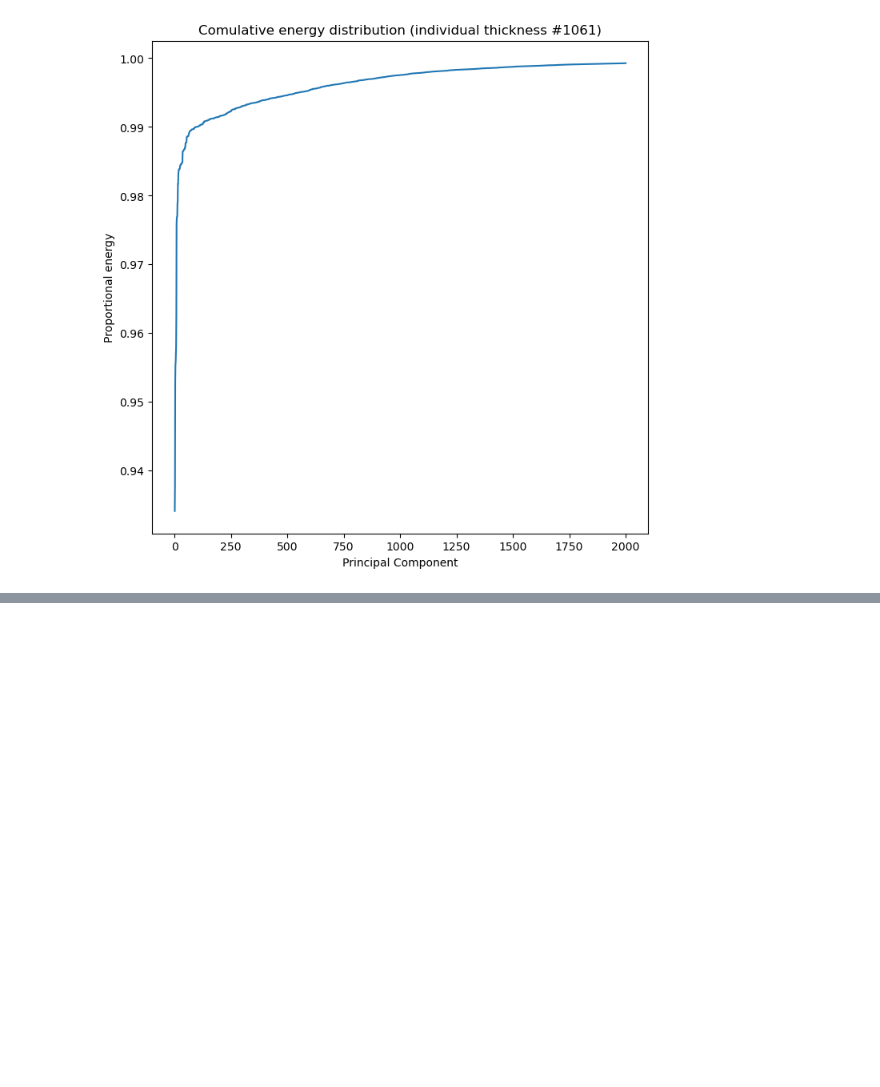
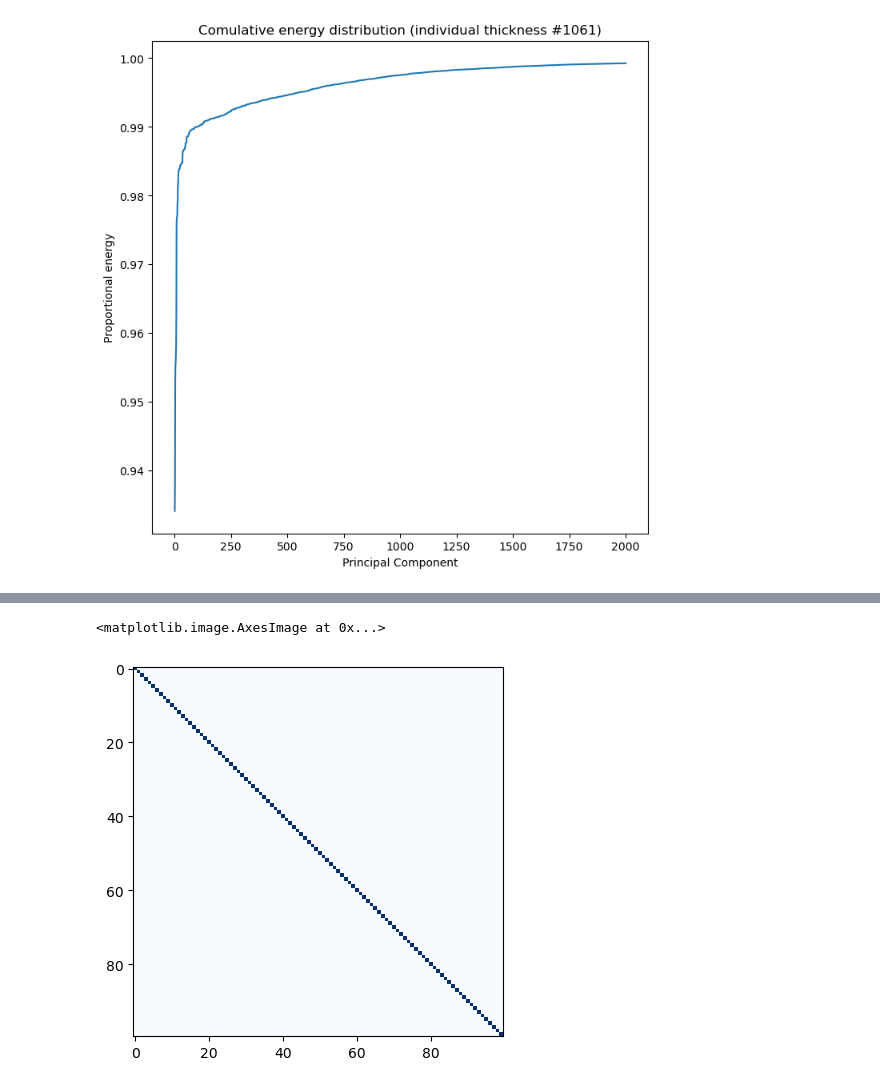
Before and after one commit to sina-mansour/normative_brain_charts, a Jupyter notebook: code/notebooks/04_normative_kernels/04_01_PCA_kernels/04_01_02_smoothed_pca_thickness_kernels.ipynb, the cells around one changed output, grey strips where cells are left out. Saved outputs shown, nothing was run; the diff lists cells and outputs as text; code cells hidden in the pictures; blank space fills up the shorter version.

```diff
--- a/code/notebooks/04_normative_kernels/04_01_PCA_kernels/04_01_02_smoothed_pca_thickness_kernels.ipynb
+++ b/code/notebooks/04_normative_kernels/04_01_PCA_kernels/04_01_02_smoothed_pca_thickness_kernels.ipynb
@@ -1123,0 +1146,6 @@ Text(0, 0.5, 'Proportional energy')
+# %%
+# compute covariance matrix (expected to be diagonal)
+plt.imshow(np.corrcoef(thickness_pca_smoothed_encoded.T[:100]), cmap=plt.cm.Blues, vmin=0, vmax=1)
+# %% [output]
+<matplotlib.image.AxesImage at 0x...>
+[figure, added]
```
Also changed, not shown: parts of 3 cells of this notebook.
